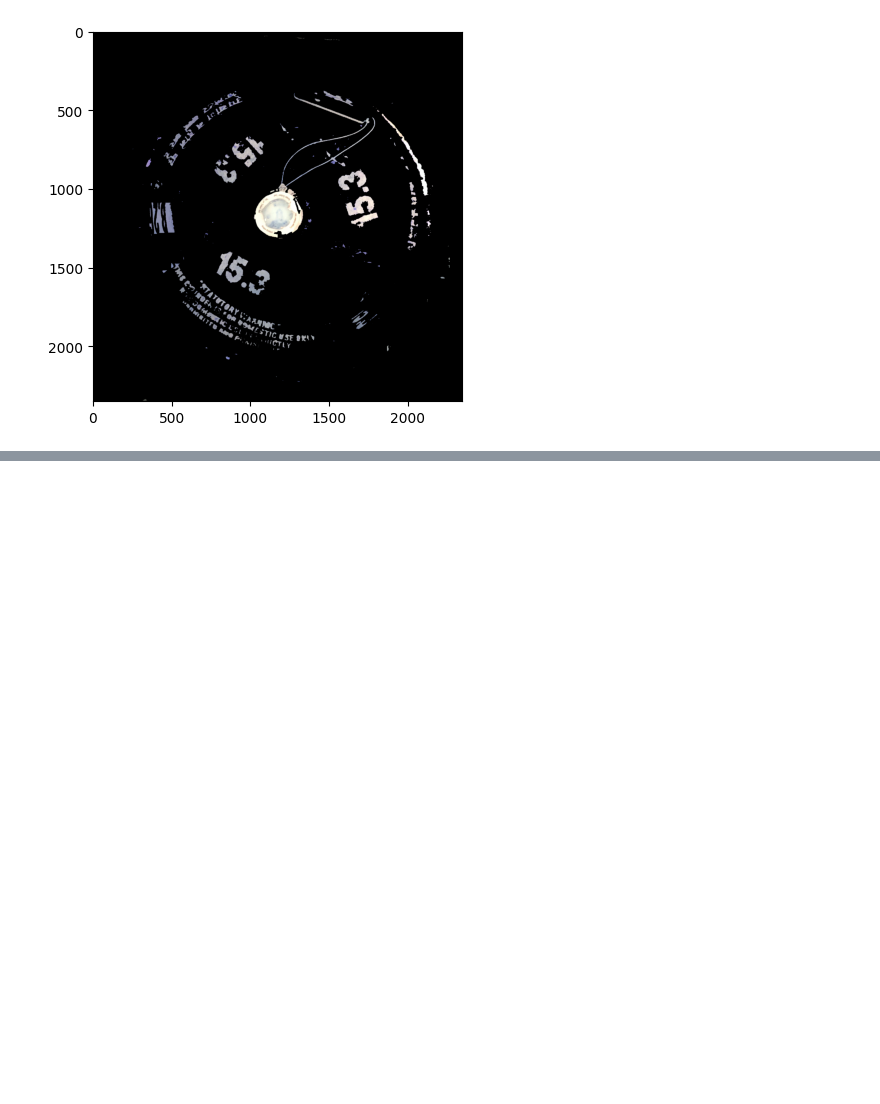
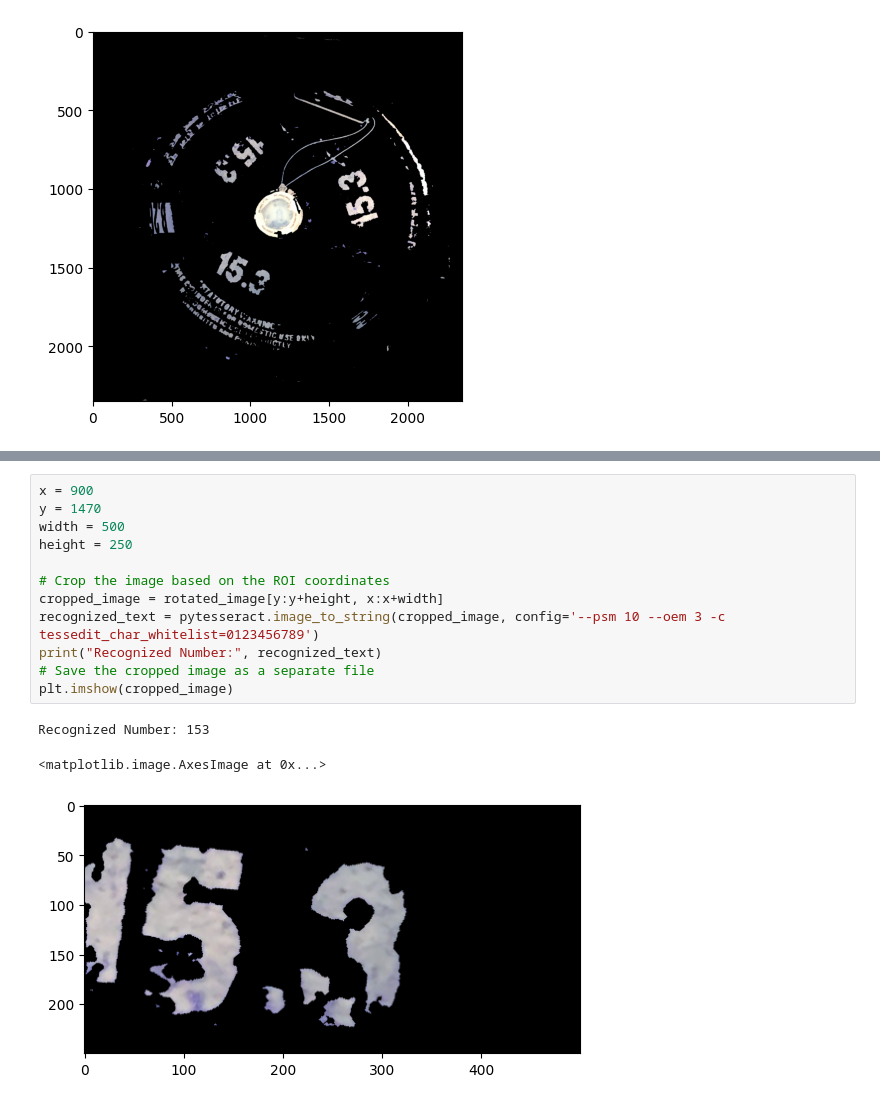
Before and after one commit to siddeshwarnavink/gas-cylinder-weight, a Jupyter notebook: gas-cylinder-weight/testing.ipynb, the cells around one changed output, grey strips where cells are left out. Saved outputs shown, nothing was run; the diff lists cells and outputs as text; blank space fills up the shorter version.

Commit message:
Succesfly predicted number

```diff
--- a/gas-cylinder-weight/testing.ipynb
+++ b/gas-cylinder-weight/testing.ipynb
@@ -36,0 +53,16 @@ plt.imshow(result)
+# %%
+x = 900
+y = 1470
+width = 500
+height = 250
+
+# Crop the image based on the ROI coordinates
+cropped_image = rotated_image[y:y+height, x:x+width]
+recognized_text = pytesseract.image_to_string(cropped_image, config='--psm 10 --oem 3 -c tessedit_char_whitelist=0123456789')
+print("Recognized Number:", recognized_text)
+# Save the cropped image as a separate file
+plt.imshow(cropped_image)
+# %% [output]
+Recognized Number: 153
+<matplotlib.image.AxesImage at 0x...>
+[figure, added]
```
Also changed, not shown: parts of 1 cell of this notebook.
